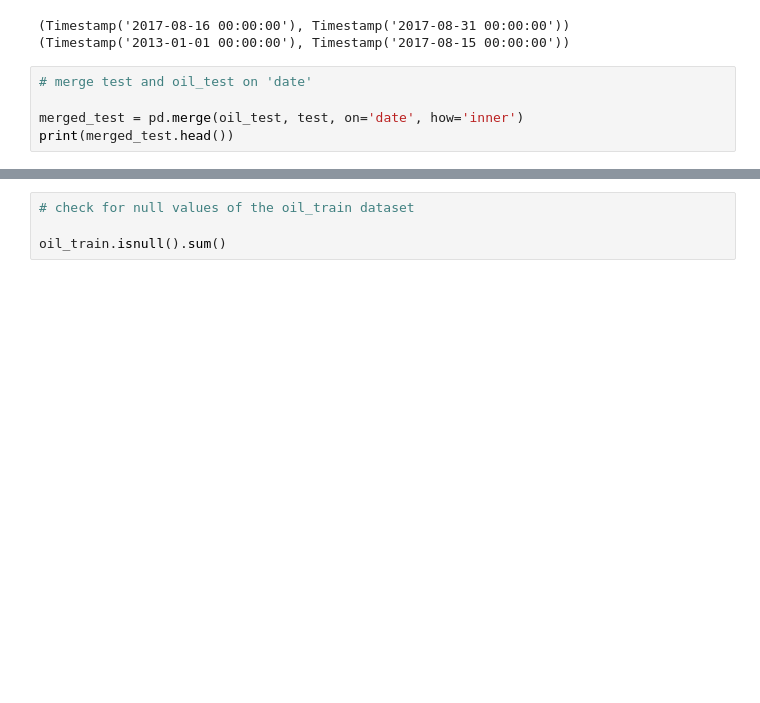
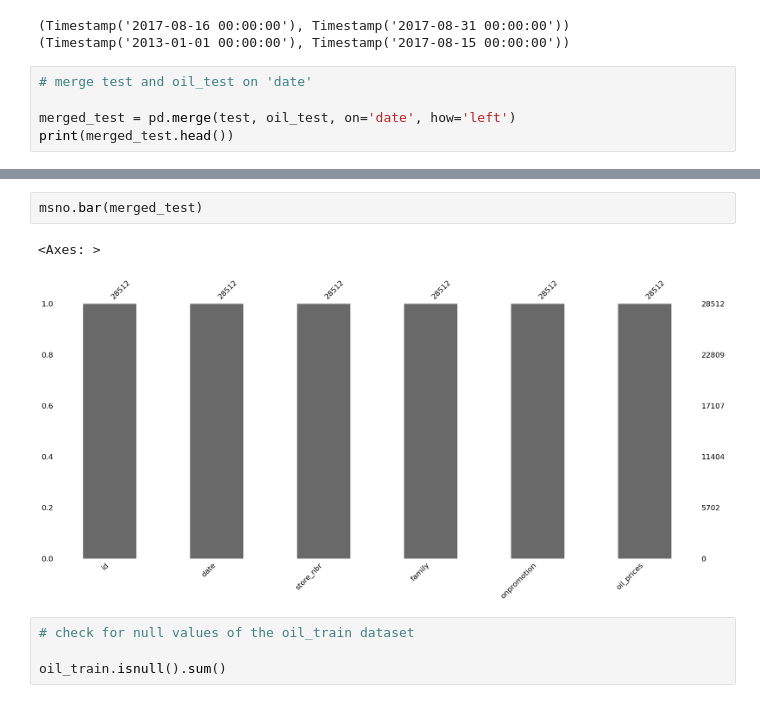
Before and after one commit to sethsot/Regression_Project, a Jupyter notebook: draft.ipynb, the cells around one changed output, grey strips where cells are left out. Saved outputs shown, nothing was run; the diff lists cells and outputs as text; blank space fills up the shorter version.

```diff
--- a/draft.ipynb
+++ b/draft.ipynb
@@ -192,6 +258,6 @@ print(range_oil_train)
 # %%
 # merge test and oil_test on 'date'
 
-merged_test = pd.merge(oil_test, test, on='date', how='inner')
+merged_test = pd.merge(test, oil_test, on='date', how='left')
 print(merged_test.head())
 # %% [output]
@@ -239,3 +330,8 @@ fig.show()
+# %%
+msno.bar(merged_test)
+# %% [output]
+<Axes: >
+[figure, added]
 # %%
 # check for null values of the oil_train dataset
 
```
Also changed, not shown: parts of 44 cells of this notebook, 1 other file.
